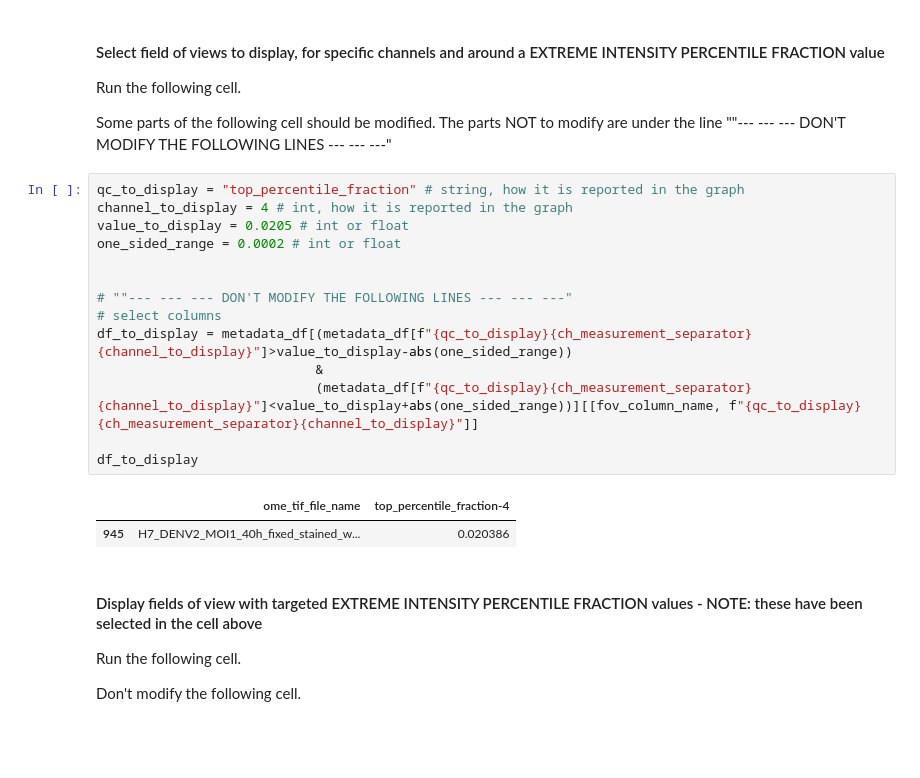
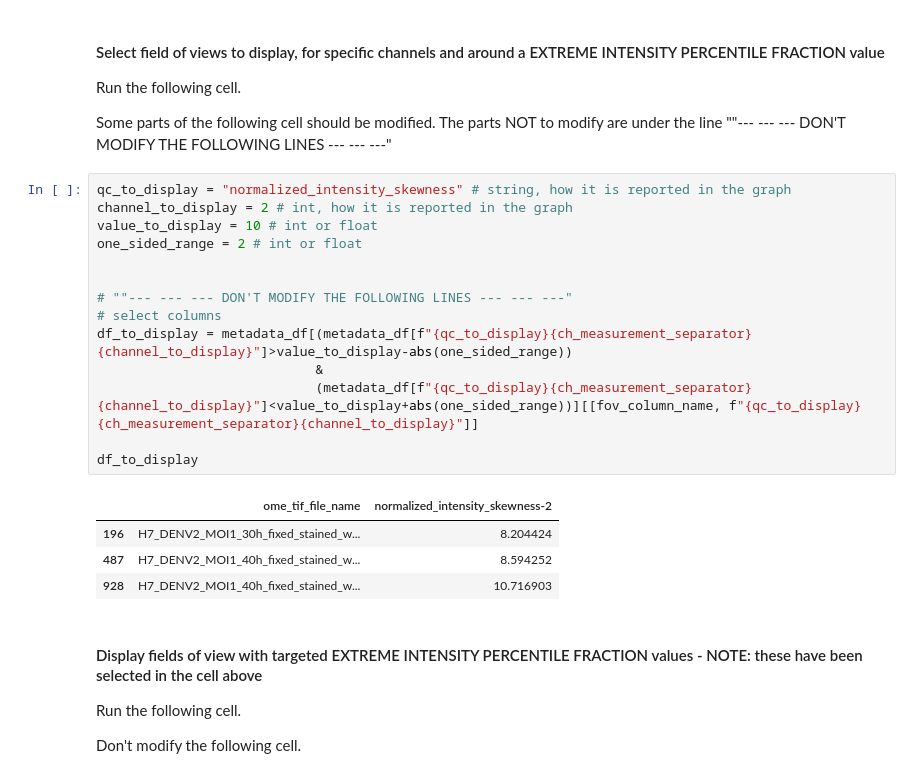
Before and after one commit to IDIP-Platform/ACID, a Jupyter notebook: notebooks/part3_control_image_quality.ipynb, the cells around one changed output. Drawn from its saved outputs; the diff is of its cells as text; blank space fills up the shorter version.

```diff
--- a/notebooks/part3_control_image_quality.ipynb
+++ b/notebooks/part3_control_image_quality.ipynb
@@ -858,22 +900,24 @@ Run the following cell.
 
 Some parts of the following cell should be modified. The parts NOT to modify are under the line ""--- --- --- DON'T MODIFY THE FOLLOWING LINES --- --- ---"
 # %%
-qc_to_display = "top_percentile_fraction" # string, how it is reported in the graph
-channel_to_display = 4 # int, how it is reported in the graph
-value_to_display = 0.0205 # int or float
-one_sided_range = 0.0002 # int or float
+qc_to_display = "normalized_intensity_skewness" # string, how it is reported in the graph
+channel_to_display = 2 # int, how it is reported in the graph
+value_to_display = 10 # int or float
+one_sided_range = 2 # int or float
 
 
 # ""--- --- --- DON'T MODIFY THE FOLLOWING LINES --- --- ---"
 # select columns
 df_to_display = metadata_df[(metadata_df[f"{qc_to_display}{ch_measurement_separator}{channel_to_display}"]>value_to_display-abs(one_sided_range))
                             &
                             (metadata_df[f"{qc_to_display}{ch_measurement_separator}{channel_to_display}"]<value_to_display+abs(one_sided_range))][[fov_column_name, f"{qc_to_display}{ch_measurement_separator}{channel_to_display}"]]
 
 df_to_display
 # %% [output]
-|  | ome_tif_file_name | top_percentile_fraction-4 |
-| 945 | H7_DENV2_MOI1_40h_fixed_stained_w... | 0.020386 |
+|  | ome_tif_file_name | normalized_intensity_skewness-2 |
+| 196 | H7_DENV2_MOI1_30h_fixed_stained_w... | 8.204424 |
+| 487 | H7_DENV2_MOI1_40h_fixed_stained_w... | 8.594252 |
+| 928 | H7_DENV2_MOI1_40h_fixed_stained_w... | 10.716903 |
 # %% [markdown]
 #### Display fields of view with targeted EXTREME INTENSITY PERCENTILE FRACTION values - NOTE: these have been selected in the cell above
 
```
Also changed, not shown: parts of 51 cells of this notebook, 1 other file.
